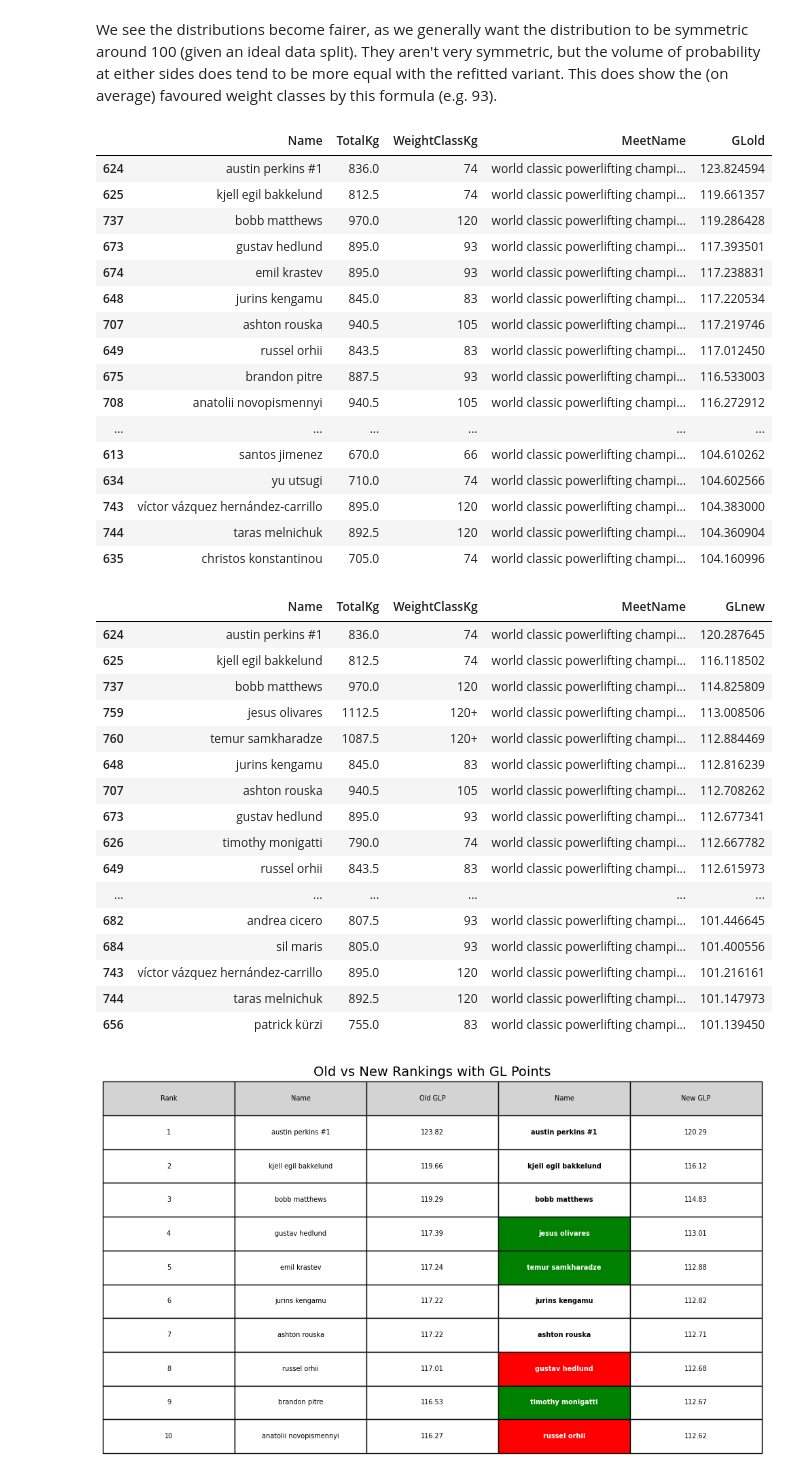
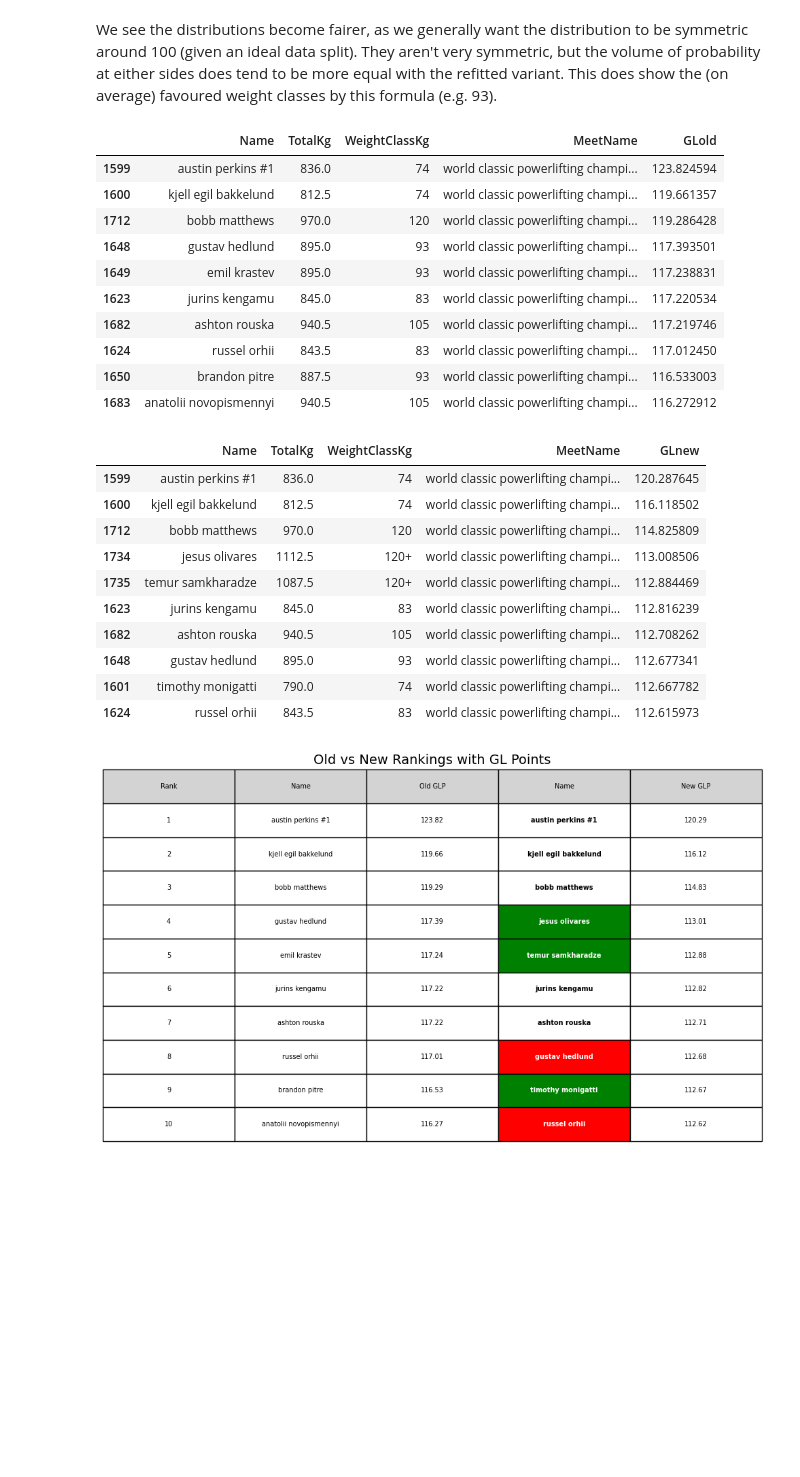
Before and after one commit to JoeryWesseling/RecalibratingIPFPoints, a Jupyter notebook: Refitting GL and DOTS/Refitting GL and DOTS/GL Points and DOTS Refitting & Analysis.ipynb, the cells around one changed output. Drawn from its saved outputs; the diff is of its cells as text; code cells hidden in the pictures; blank space fills up the shorter version.

```diff
--- a/Refitting GL and DOTS/Refitting GL and DOTS/GL Points and DOTS Refitting & Analysis.ipynb
+++ b/Refitting GL and DOTS/Refitting GL and DOTS/GL Points and DOTS Refitting & Analysis.ipynb
@@ -94,68 +114,56 @@ We see the distributions become fairer, as we generally want the distribution to
 import pandas as pd
 
 # Load the data
 data_all = pd.read_csv(
     'male data/all_meets_male_ipf_epf.csv',
     dtype={'BodyweightKg': 'float64', 'TotalKg': 'float64'},
     low_memory=False
 )
 
 # Calculate GLold and GLnew values
 data_all['GLold'] = data_all['TotalKg'] * (100 / ipf_formula(data_all['BodyweightKg'], *old_coef))
 data_all['GLnew'] = data_all['TotalKg'] * (100 / ipf_formula(data_all['BodyweightKg'], *new_coef))
 
 # Filter data for specific meet
 specific_meet = "World Classic Powerlifting Championships"
 specific_date = "2024-06-15"
 
 filtered_data = data_all[(data_all['MeetName'].str.contains(specific_meet, case=False, na=False)) &
                      (data_all['Date'] == specific_date)]
 # Sort independently for GLold and GLnew
 sorted_by_glold = filtered_data.sort_values(by='GLold', ascending=False)
 sorted_by_glnew = filtered_data.sort_values(by='GLnew', ascending=False)
 
 # Select the top 10 for each
-top_10_glold = sorted_by_glold[['Name', 'TotalKg', 'WeightClassKg', 'MeetName', 'GLold']].head(60)
-top_10_glnew = sorted_by_glnew[['Name', 'TotalKg', 'WeightClassKg', 'MeetName', 'GLnew']].head(60)
+top_10_glold = sorted_by_glold[['Name', 'TotalKg', 'WeightClassKg', 'MeetName', 'GLold']].head(10)
+top_10_glnew = sorted_by_glnew[['Name', 'TotalKg', 'WeightClassKg', 'MeetName', 'GLnew']].head(10)
 
 # Display the top 10 for GLold and GLnew
 display(top_10_glold)
 display(top_10_glnew)
 # %% [output]
 |  | Name | TotalKg | WeightClassKg | MeetName | GLold |
-| 624 | austin perkins #1 | 836.0 | 74 | world classic powerlifting champi... | 123.824594 |
-| 625 | kjell egil bakkelund | 812.5 | 74 | world classic powerlifting champi... | 119.661357 |
-| 737 | bobb matthews | 970.0 | 120 | world classic powerlifting champi... | 119.286428 |
-| 673 | gustav hedlund | 895.0 | 93 | world classic powerlifting champi... | 117.393501 |
-| 674 | emil krastev | 895.0 | 93 | world classic powerlifting champi... | 117.238831 |
-| 648 | jurins kengamu | 845.0 | 83 | world classic powerlifting champi... | 117.220534 |
-| 707 | ashton rouska | 940.5 | 105 | world classic powerlifting champi... | 117.219746 |
-| 649 | russel orhii | 843.5 | 83 | world classic powerlifting champi... | 117.012450 |
-| 675 | brandon pitre | 887.5 | 93 | world classic powerlifting champi... | 116.533003 |
-| 708 | anatolii novopismennyi | 940.5 | 105 | world classic powerlifting champi... | 116.272912 |
-| ... | ... | ... | ... | ... | ... |
-| 613 | santos jimenez | 670.0 | 66 | world classic powerlifting champi... | 104.610262 |
-| 634 | yu utsugi | 710.0 | 74 | world classic powerlifting champi... | 104.602566 |
-| 743 | víctor vázquez hernández-carrillo | 895.0 | 120 | world classic powerlifting champi... | 104.383000 |
-| 744 | taras melnichuk | 892.5 | 120 | world classic powerlifting champi... | 104.360904 |
-| 635 | christos konstantinou | 705.0 | 74 | world classic powerlifting champi... | 104.160996 |
+| 1599 | austin perkins #1 | 836.0 | 74 | world classic powerlifting champi... | 123.824594 |
+| 1600 | kjell egil bakkelund | 812.5 | 74 | world classic powerlifting champi... | 119.661357 |
+| 1712 | bobb matthews | 970.0 | 120 | world classic powerlifting champi... | 119.286428 |
+| 1648 | gustav hedlund | 895.0 | 93 | world classic powerlifting champi... | 117.393501 |
+| 1649 | emil krastev | 895.0 | 93 | world classic powerlifting champi... | 117.238831 |
+| 1623 | jurins kengamu | 845.0 | 83 | world classic powerlifting champi... | 117.220534 |
+| 1682 | ashton rouska | 940.5 | 105 | world classic powerlifting champi... | 117.219746 |
+| 1624 | russel orhii | 843.5 | 83 | world classic powerlifting champi... | 117.012450 |
+| 1650 | brandon pitre | 887.5 | 93 | world classic powerlifting champi... | 116.533003 |
+| 1683 | anatolii novopismennyi | 940.5 | 105 | world classic powerlifting champi... | 116.272912 |
 |  | Name | TotalKg | WeightClassKg | MeetName | GLnew |
-| 624 | austin perkins #1 | 836.0 | 74 | world classic powerlifting champi... | 120.287645 |
-| 625 | kjell egil bakkelund | 812.5 | 74 | world classic powerlifting champi... | 116.118502 |
-| 737 | bobb matthews | 970.0 | 120 | world classic powerlifting champi... | 114.825809 |
-| 759 | jesus olivares | 1112.5 | 120+ | world classic powerlifting champi... | 113.008506 |
-| 760 | temur samkharadze | 1087.5 | 120+ | world classic powerlifting champi... | 112.884469 |
-| 648 | jurins kengamu | 845.0 | 83 | world classic powerlifting champi... | 112.816239 |
-| 707 | ashton rouska | 940.5 | 105 | world classic powerlifting champi... | 112.708262 |
-| 673 | gustav hedlund | 895.0 | 93 | world classic powerlifting champi... | 112.677341 |
-| 626 | timothy monigatti | 790.0 | 74 | world classic powerlifting champi... | 112.667782 |
-| 649 | russel orhii | 843.5 | 83 | world classic powerlifting champi... | 112.615973 |
-| ... | ... | ... | ... | ... | ... |
-| 682 | andrea cicero | 807.5 | 93 | world classic powerlifting champi... | 101.446645 |
-| 684 | sil maris | 805.0 | 93 | world classic powerlifting champi... | 101.400556 |
-| 743 | víctor vázquez hernández-carrillo | 895.0 | 120 | world classic powerlifting champi... | 101.216161 |
-| 744 | taras melnichuk | 892.5 | 120 | world classic powerlifting champi... | 101.147973 |
-| 656 | patrick kürzi | 755.0 | 83 | world classic powerlifting champi... | 101.139450 |
+| 1599 | austin perkins #1 | 836.0 | 74 | world classic powerlifting champi... | 120.287645 |
+| 1600 | kjell egil bakkelund | 812.5 | 74 | world classic powerlifting champi... | 116.118502 |
+| 1712 | bobb matthews | 970.0 | 120 | world classic powerlifting champi... | 114.825809 |
+| 1734 | jesus olivares | 1112.5 | 120+ | world classic powerlifting champi... | 113.008506 |
+| 1735 | temur samkharadze | 1087.5 | 120+ | world classic powerlifting champi... | 112.884469 |
+| 1623 | jurins kengamu | 845.0 | 83 | world classic powerlifting champi... | 112.816239 |
+| 1682 | ashton rouska | 940.5 | 105 | world classic powerlifting champi... | 112.708262 |
+| 1648 | gustav hedlund | 895.0 | 93 | world classic powerlifting champi... | 112.677341 |
+| 1601 | timothy monigatti | 790.0 | 74 | world classic powerlifting champi... | 112.667782 |
+| 1624 | russel orhii | 843.5 | 83 | world classic powerlifting champi... | 112.615973 |
 # %%
 import pandas as pd
 import matplotlib.pyplot as plt
```
Also changed, not shown: parts of 1 cell of this notebook, 5 other files.
